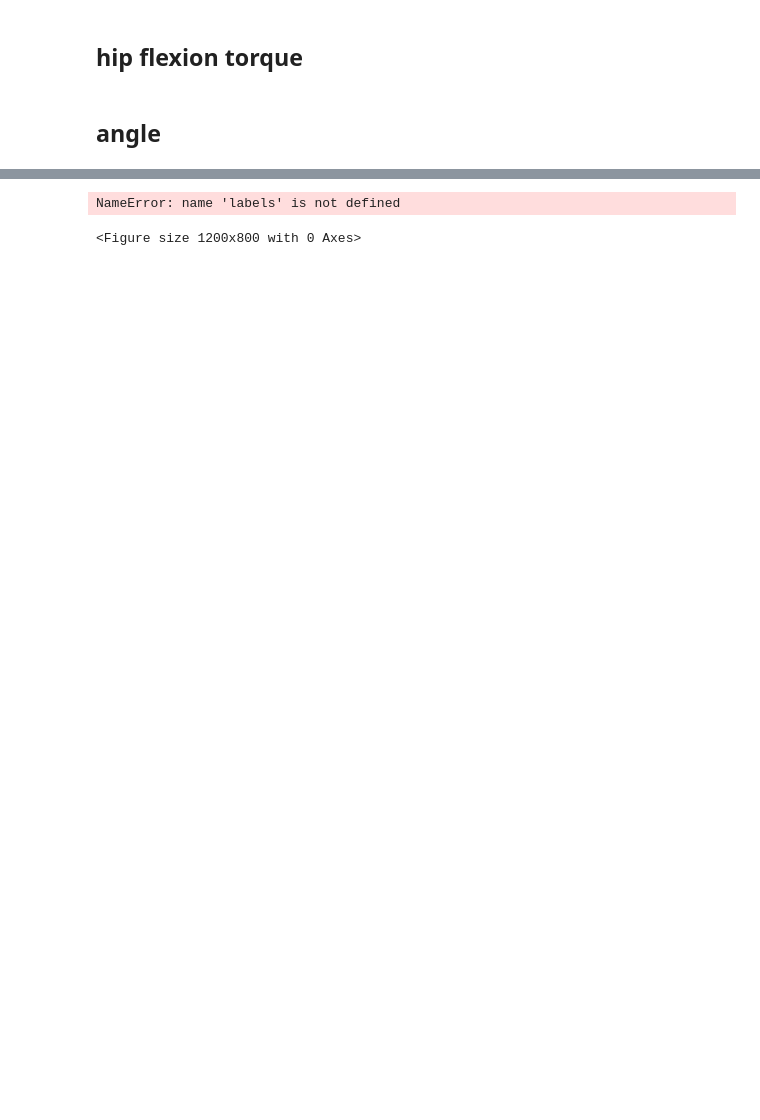
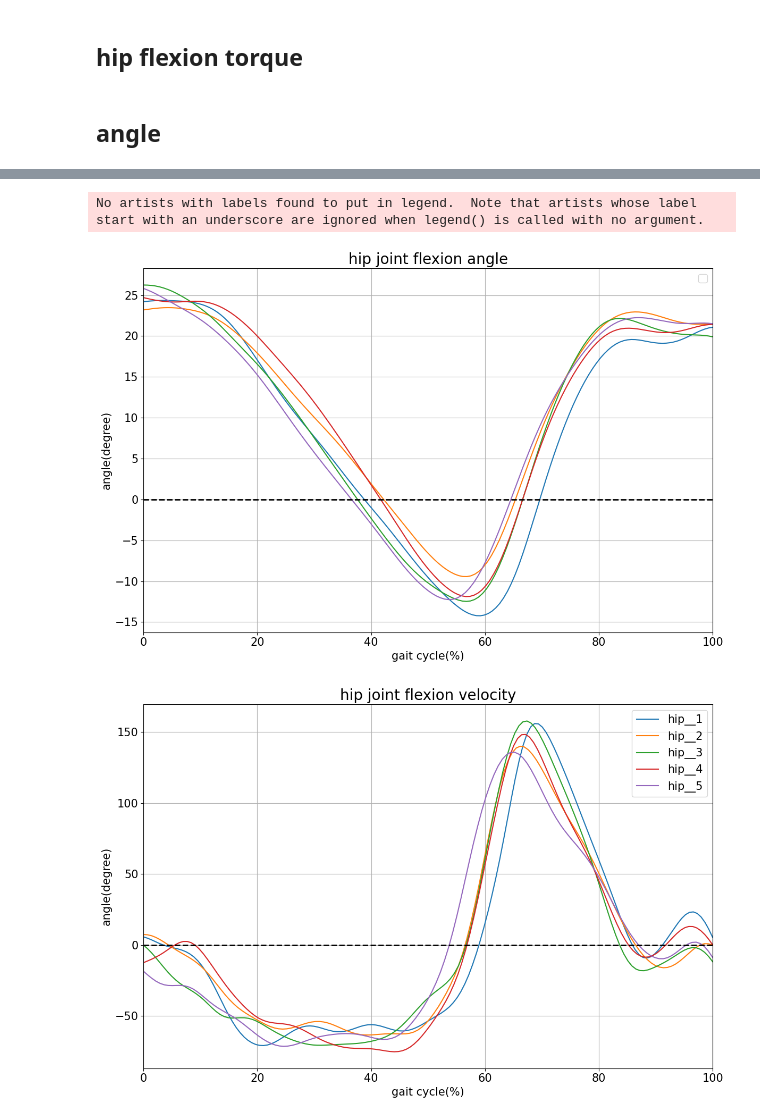
Before and after one commit to hsm9416/voucher, a Jupyter notebook: gait.ipynb, the cells around one changed output, grey strips where cells are left out. Drawn from its saved outputs; the diff is of its cells as text; code cells hidden in the pictures; blank space fills up the shorter version.

```diff
--- a/gait.ipynb
+++ b/gait.ipynb
@@ -173,6 +175,8 @@ plt.show()
 import pandas as pd
 import numpy as np
 import matplotlib.pyplot as plt
+from dtaidistance import dtw
+from dtaidistance import dtw_visualisation as dtwvis
 
 
 name = 'hsm'
@@ -262,6 +266,13 @@ for subset in degree_subsets_hip_ang:
     min_values_20_65.append(subset[(subset['Series0'] > 20) & (subset['Series0'] <= 65)]['Unnamed: 1'].min())
     max_values_65_100.append(subset[(subset['Series0'] > 65) & (subset['Series0'] <= 100)]['Unnamed: 1'].max())
 
+
+peak_1 = max(max_values_0_20)
+peak_2 = min(min_values_20_65)
+peak_3 = max(max_values_65_100)
+
+
+
 # List to store x-values corresponding to the peak_1 y-values across all subsets
 x_peak_1_values = []
 
@@ -471,7 +483,7 @@ plt.figure(figsize=(12, 8))
 
 
 for i, subset in enumerate(degree_subsets_hip_ang):
-    plt.plot(subset['Series0'], subset['Unnamed: 1'], label=labels[i])
+    plt.plot(subset['Series0'], subset['Unnamed: 1'])
 
 plt.title('hip joint flexion angle', fontsize = 20)
 plt.xticks(fontsize = 15)
@@ -514,35 +526,36 @@ plt.show()
 # axes[1].legend(fontsize = 10)
 
 
 
 # for i, subset in enumerate(bpm_90):
 #     axes[2].plot(subset['Series0'], subset['Unnamed: 1'], label=f'hip_ang_{i+1}', linestyle='-')
 # axes[2].set_title('Subsets of hip_ang based on gait transition points',fontsize = 10)
 # axes[2].hlines(0,2, 4, colors='k', linestyles='--', linewidth=2)
 # axes[2].set_ylabel('Output Value')
 # axes[2].legend(fontsize = 10)
 
 
 
 
 
 
 
 # Plotting all gait subsets on the second subplot
 # for i, subset in enumerate(subsets_gait):
 #     axes[3].plot(subset['Series0'], subset['Unnamed: 1'], label=f'gait_{i+1}', linestyle='--')
 # axes[3].set_title('Subsets of gait between two transition points')
 # axes[3].set_xlabel('Time')
 # axes[3].set_ylabel('Output Value')
 # axes[3].legend()
 # # axes[2].grid(True)
 
 # # Adjusting the layout
 # plt.tight_layout()
 # plt.show()
 # %% [output]
-NameError: name 'labels' is not defined
+No artists with labels found to put in legend.  Note that artists whose label start with an underscore are ignored when legend() is called with no argument.
-<Figure size 1200x800 with 0 Axes>
+[figure, added]
+[figure, added]
 # %%
 import pandas as pd
 import numpy as np
```
Also changed, not shown: parts of 3 cells of this notebook, 1 other file.
